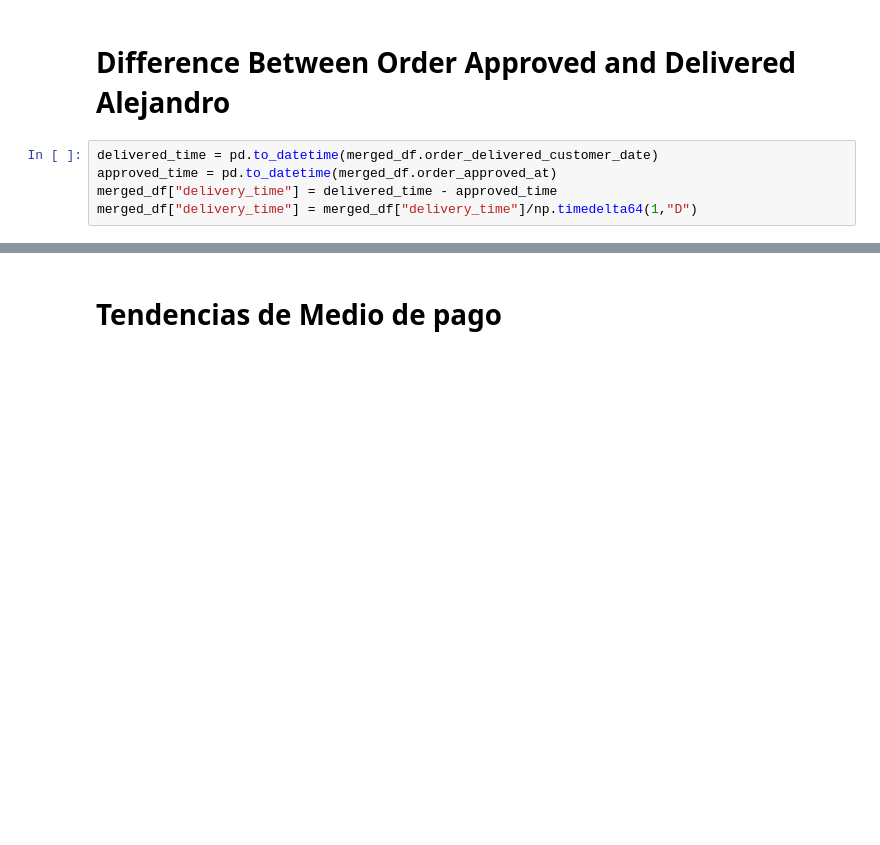
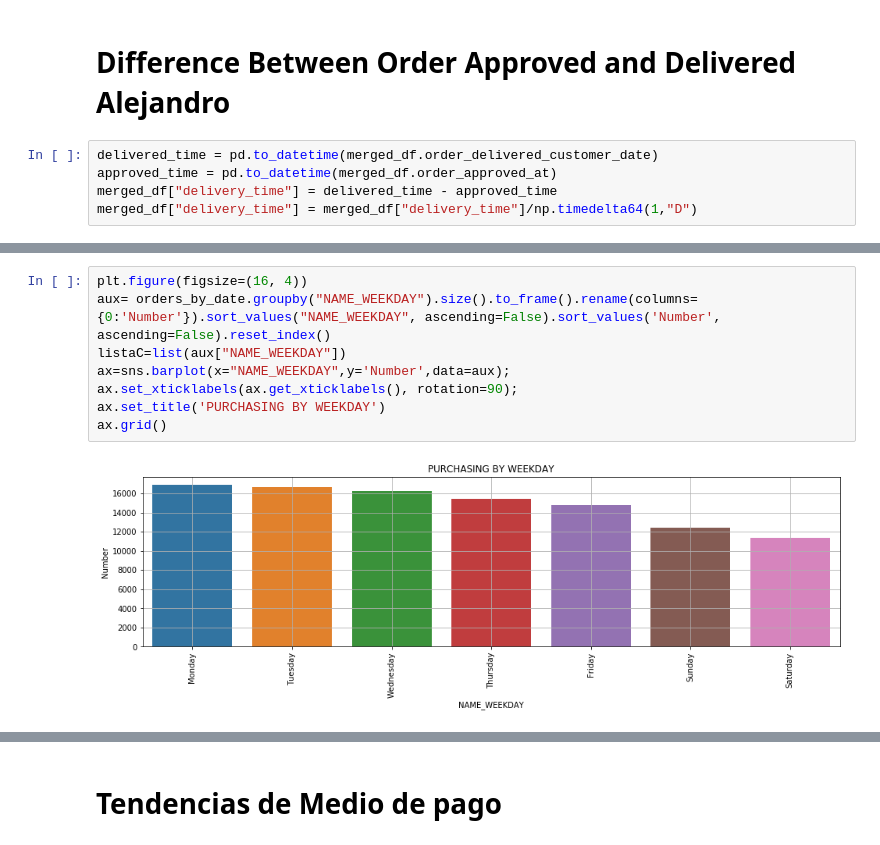
Before and after one commit to ximenarios/DS4AProject, a Jupyter notebook: brazilian_ximena.ipynb, the cells around one changed output, grey strips where cells are left out. Cells and saved outputs as stored; diff of their text form; blank space fills up the shorter version.

```diff
--- a/brazilian_ximena.ipynb
+++ b/brazilian_ximena.ipynb
@@ -304,0 +359,10 @@ delivery_time_df[["product_category_name", "order_delivered_customer_date", "ord
+# %%
+plt.figure(figsize=(16, 4))
+aux= orders_by_date.groupby("NAME_WEEKDAY").size().to_frame().rename(columns={0:'Number'}).sort_values("NAME_WEEKDAY", ascending=False).sort_values('Number', ascending=False).reset_index()
+listaC=list(aux["NAME_WEEKDAY"])
+ax=sns.barplot(x="NAME_WEEKDAY",y='Number',data=aux);
+ax.set_xticklabels(ax.get_xticklabels(), rotation=90);
+ax.set_title('PURCHASING BY WEEKDAY')
+ax.grid()
+# %% [output]
+[figure, added]
```
Also changed, not shown: parts of 47 cells of this notebook, 1 other file.
